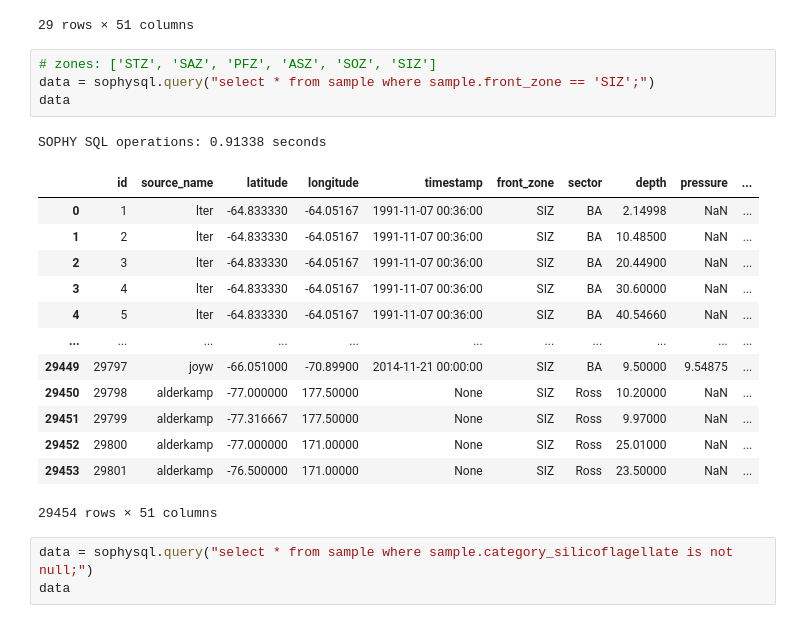
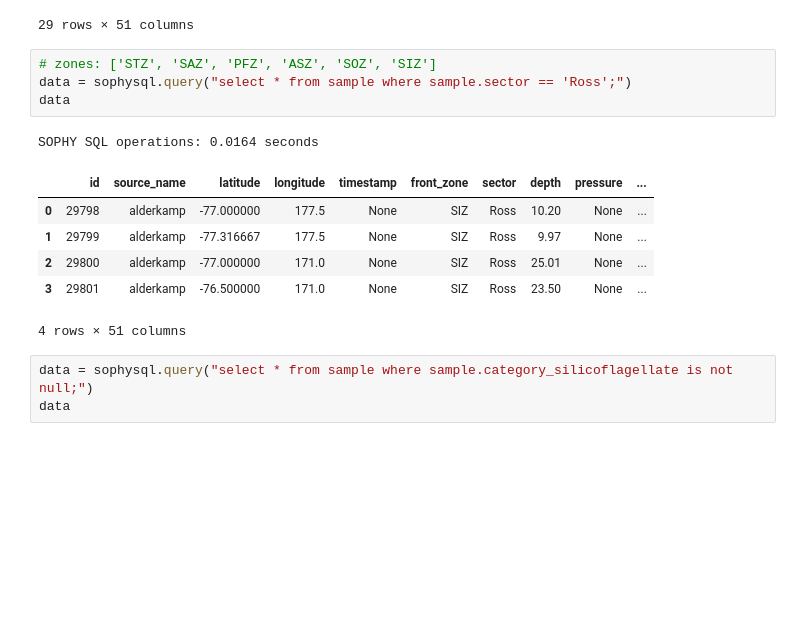
Before and after one commit to ayushnag/sophy, a Jupyter notebook: sophy/sophy.ipynb, the cells around one changed output. Cells and saved outputs as stored; diff of their text form; blank space fills up the shorter version.

```diff
--- a/sophy/sophy.ipynb
+++ b/sophy/sophy.ipynb
@@ -102,23 +104,16 @@ SOPHY SQL operations: 0.01726 seconds
 29 rows × 51 columns
 # %%
 # zones: ['STZ', 'SAZ', 'PFZ', 'ASZ', 'SOZ', 'SIZ']
-data = sophysql.query("select * from sample where sample.front_zone == 'SIZ';")
+data = sophysql.query("select * from sample where sample.sector == 'Ross';")
 data
 # %% [output]
-SOPHY SQL operations: 0.91338 seconds
+SOPHY SQL operations: 0.0164 seconds
 |  | id | source_name | latitude | longitude | timestamp | front_zone | sector | depth | pressure | ... |
-| 0 | 1 | lter | -64.833330 | -64.05167 | 1991-11-07 00:36:00 | SIZ | BA | 2.14998 | NaN | ... |
-| 1 | 2 | lter | -64.833330 | -64.05167 | 1991-11-07 00:36:00 | SIZ | BA | 10.48500 | NaN | ... |
-| 2 | 3 | lter | -64.833330 | -64.05167 | 1991-11-07 00:36:00 | SIZ | BA | 20.44900 | NaN | ... |
-| 3 | 4 | lter | -64.833330 | -64.05167 | 1991-11-07 00:36:00 | SIZ | BA | 30.60000 | NaN | ... |
-| 4 | 5 | lter | -64.833330 | -64.05167 | 1991-11-07 00:36:00 | SIZ | BA | 40.54660 | NaN | ... |
-| ... | ... | ... | ... | ... | ... | ... | ... | ... | ... | ... |
-| 29449 | 29797 | joyw | -66.051000 | -70.89900 | 2014-11-21 00:00:00 | SIZ | BA | 9.50000 | 9.54875 | ... |
-| 29450 | 29798 | alderkamp | -77.000000 | 177.50000 | None | SIZ | Ross | 10.20000 | NaN | ... |
-| 29451 | 29799 | alderkamp | -77.316667 | 177.50000 | None | SIZ | Ross | 9.97000 | NaN | ... |
-| 29452 | 29800 | alderkamp | -77.000000 | 171.00000 | None | SIZ | Ross | 25.01000 | NaN | ... |
-| 29453 | 29801 | alderkamp | -76.500000 | 171.00000 | None | SIZ | Ross | 23.50000 | NaN | ... |
+| 0 | 29798 | alderkamp | -77.000000 | 177.5 | None | SIZ | Ross | 10.20 | None | ... |
+| 1 | 29799 | alderkamp | -77.316667 | 177.5 | None | SIZ | Ross | 9.97 | None | ... |
+| 2 | 29800 | alderkamp | -77.000000 | 171.0 | None | SIZ | Ross | 25.01 | None | ... |
+| 3 | 29801 | alderkamp | -76.500000 | 171.0 | None | SIZ | Ross | 23.50 | None | ... |
-29454 rows × 51 columns
+4 rows × 51 columns
 # %%
 data = sophysql.query("select * from sample where sample.category_silicoflagellate is not null;")
 data
```
Also changed, not shown: parts of 6 cells of this notebook, 10 other files.
